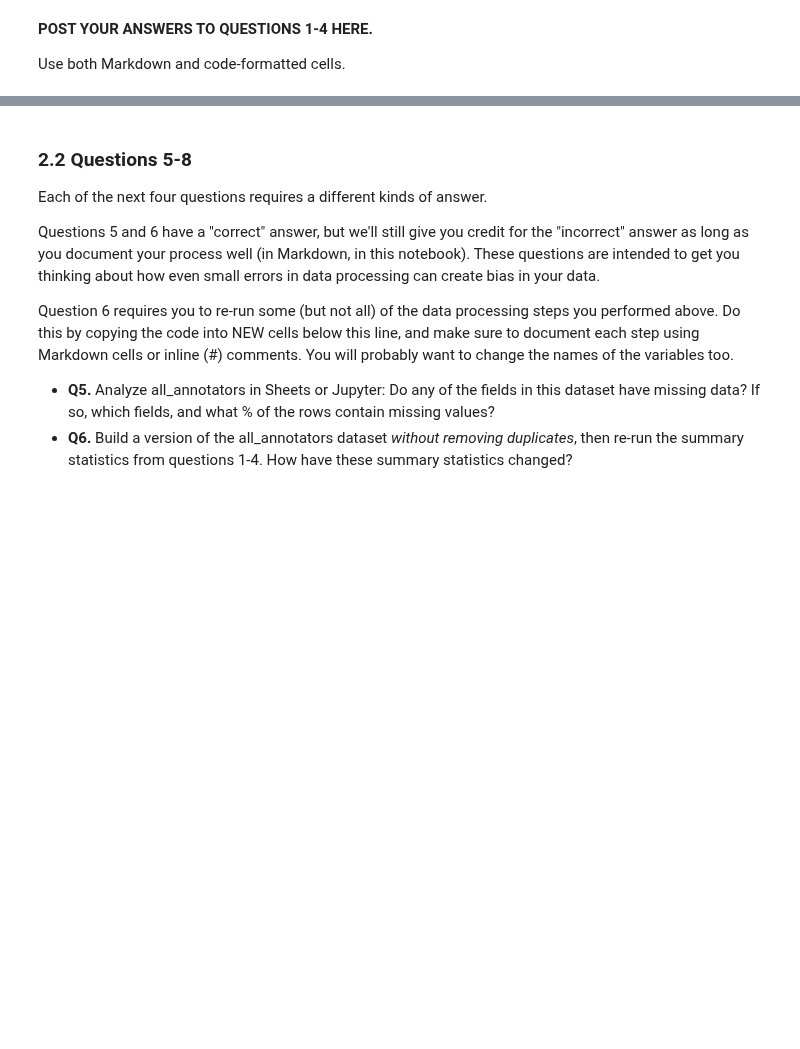
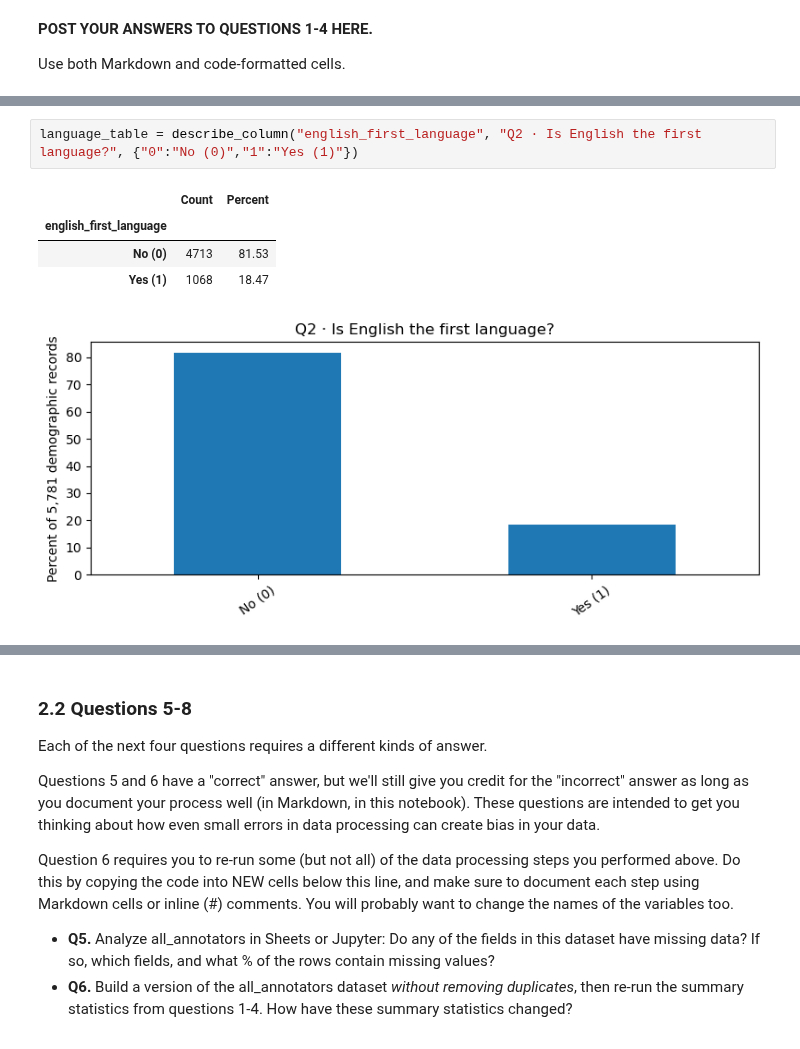
Before and after one commit to ArlfinEyre/hcde-410, a Jupyter notebook: A2/hcde410-a2.ipynb, the cells around one changed output, grey strips where cells are left out. Cells and saved outputs as stored; diff of their text form; blank space fills up the shorter version.

```diff
--- a/A2/hcde410-a2.ipynb
+++ b/A2/hcde410-a2.ipynb
@@ -422,0 +433,8 @@ Use both Markdown and code-formatted cells.
+# %%
+language_table = describe_column("english_first_language", "Q2 · Is English the first language?", {"0":"No (0)","1":"Yes (1)"})
+# %% [output]
+|  | Count | Percent |
+| english_first_language |  |  |
+| No (0) | 4713 | 81.53 |
+| Yes (1) | 1068 | 18.47 |
+[figure, added]
```
Also changed, not shown: parts of 25 cells of this notebook, 1 other file.
